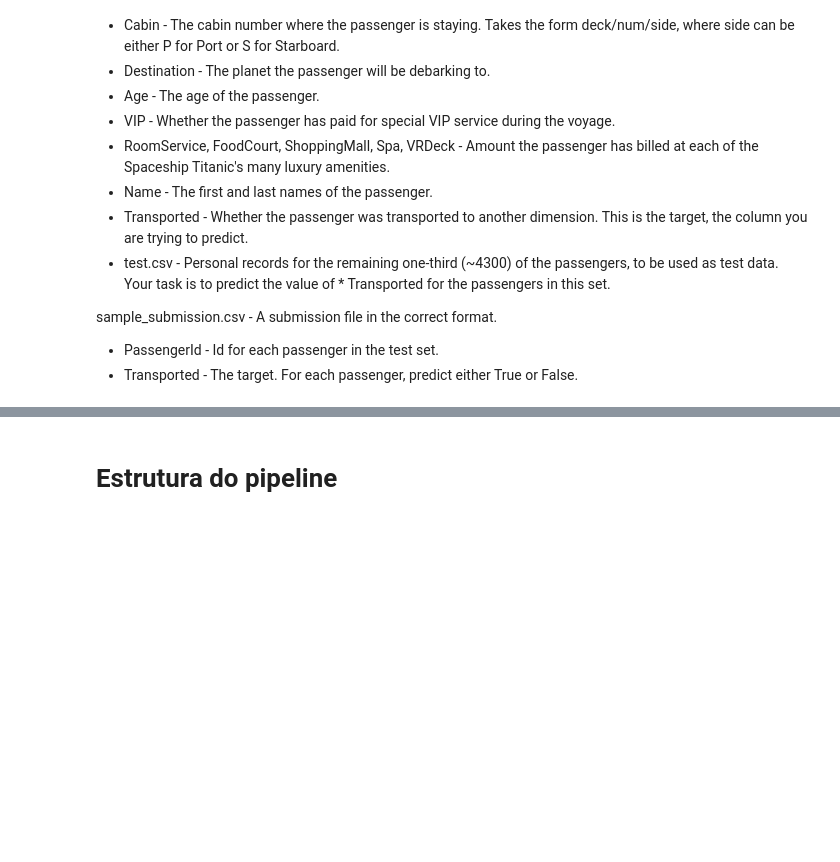
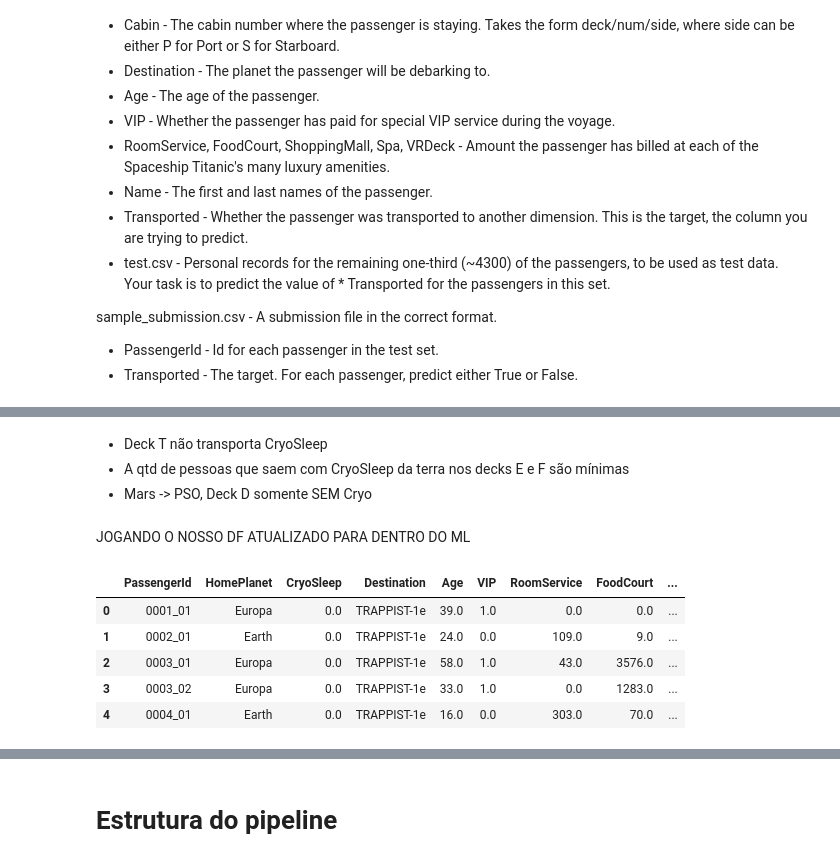
Before and after one commit to andreggalvao/Spaceship-Titanic-ML, a Jupyter notebook: spaceship-titanic-ml.ipynb, the cells around one changed output, grey strips where cells are left out. Drawn from its saved outputs; the diff is of its cells as text; code cells hidden in the pictures; blank space fills up the shorter version.

```diff
--- a/spaceship-titanic-ml.ipynb
+++ b/spaceship-titanic-ml.ipynb
@@ -203,0 +195,3 @@ Index(['HomePlanet', 'Destination', 'deck', 'side'], dtype='object')
+# %%
+df.loc[df.deck == 'G', 'HomePlanet' ] = 'Eart'
+df.loc[df.deck == 'T', 'HomePlanet' ] = 'Europe'
@@ -203,0 +221,3 @@ Index(['HomePlanet', 'Destination', 'deck', 'side'], dtype='object')
+# %%
+df.loc[(df.deck == 'F') | (df.deck == 'G') | (df.deck == 'T'), 'VIP' ] = 0
+df.loc[(df.deck == 'A') | (df.deck == 'B') | (df.deck == 'C') | (df.deck == 'D') | (df.deck == 'E'), 'VIP' ] = 1
@@ -203,0 +244,20 @@ Index(['HomePlanet', 'Destination', 'deck', 'side'], dtype='object')
+# %% [markdown]
+- Deck T não transporta  CryoSleep
+- A qtd de pessoas que saem com CryoSleep da terra nos decks E e F são mínimas
+- Mars -> PSO, Deck D somente SEM Cryo
+# %%
+df.loc[(df.deck == 'T') , 'CryoSleep' ] = 0
+df.loc[((df.CryoSleep == 1) & (df.deck == 'E')) | ((df.CryoSleep == 1) & (df.deck == 'F')), 'deck' ] = 'G'
+df.loc[(df.HomePlanet == 'Mars') & (df.Destination == 'PSO J318.5-22') & (df.deck == 'D') , 'CryoSleep' ] = 0
+# %% [markdown]
+JOGANDO O NOSSO DF ATUALIZADO PARA DENTRO DO ML
+# %%
+X_novo = df.loc[df.PassengerId.isin(train_pass_id)]
+X_novo.head()
+# %% [output]
+|  | PassengerId | HomePlanet | CryoSleep | Destination | Age | VIP | RoomService | FoodCourt | ... |
+| 0 | 0001_01 | Europa | 0.0 | TRAPPIST-1e | 39.0 | 1.0 | 0.0 | 0.0 | ... |
+| 1 | 0002_01 | Earth | 0.0 | TRAPPIST-1e | 24.0 | 0.0 | 109.0 | 9.0 | ... |
+| 2 | 0003_01 | Europa | 0.0 | TRAPPIST-1e | 58.0 | 1.0 | 43.0 | 3576.0 | ... |
+| 3 | 0003_02 | Europa | 0.0 | TRAPPIST-1e | 33.0 | 1.0 | 0.0 | 1283.0 | ... |
+| 4 | 0004_01 | Earth | 0.0 | TRAPPIST-1e | 16.0 | 0.0 | 303.0 | 70.0 | ... |
```
Also changed, not shown: parts of 38 cells of this notebook, 1 other file.
